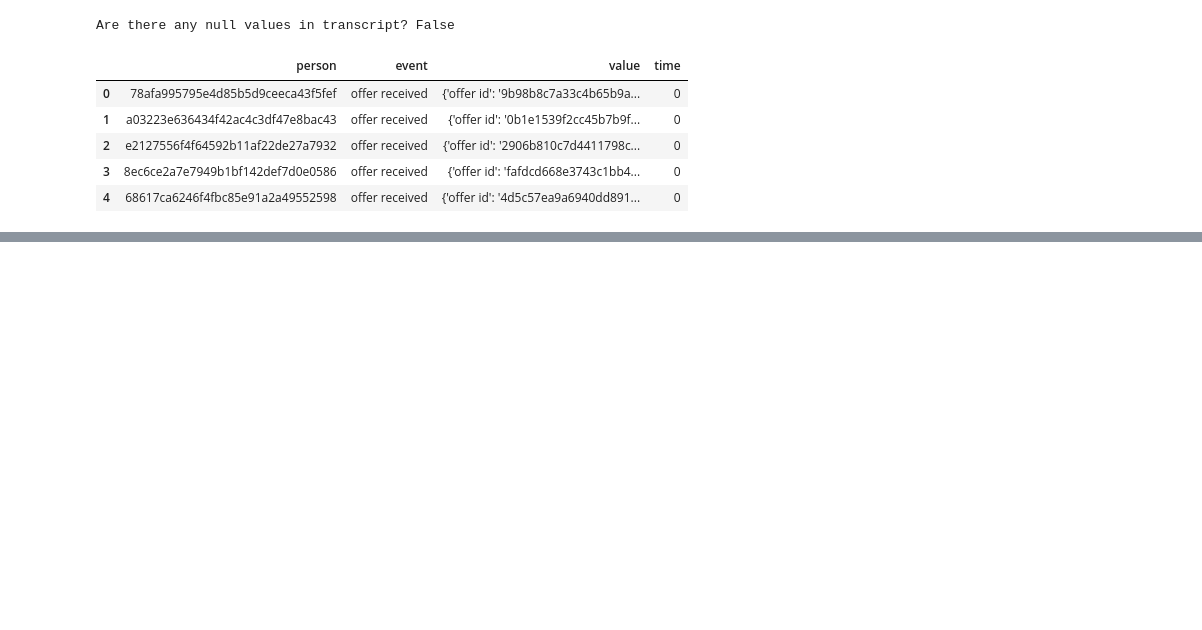
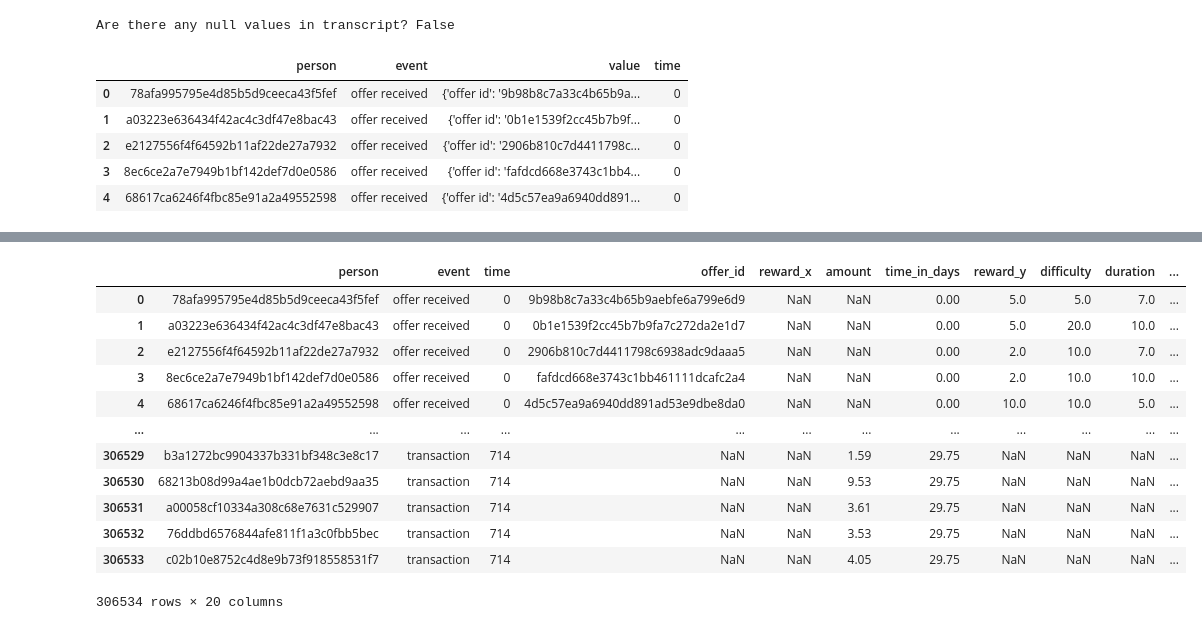
Before and after one commit to Sopka/udacity-starbucks-capstone, a Jupyter notebook: Starbucks_Capstone_notebook.ipynb, the cells around one changed output, grey strips where cells are left out. Cells and saved outputs as stored; diff of their text form; code cells hidden in the pictures; blank space fills up the shorter version.

```diff
--- a/Starbucks_Capstone_notebook.ipynb
+++ b/Starbucks_Capstone_notebook.ipynb
@@ -312,15 +371,17 @@ def prepare_transcript(transcript):
     transcript = transcript.copy() # do not alter the original values outside of this function
     # create new columns each representing the json value for the corresponding event type.
     transcript['offer_id'] = transcript[
-        transcript.event.isin(['offer received', 'offer reviewed', 'offer completed'])
+        transcript.event.isin(['offer received', 'offer viewed', 'offer completed'])
         ]['value'].apply(lambda x: x['offer_id'] if ('offer_id' in x) else x['offer id'])
     transcript['reward'] = transcript[transcript.event == 'offer completed']['value'].apply(lambda x: x['reward'])
     transcript['amount'] = transcript[transcript.event == 'transaction']['value'].apply(lambda x: x['amount'])
+    # convert time from hours to days
+    transcript['time_in_days'] = transcript['time'] / 24.0
     # remove columns that have been converted
     transcript.drop(['value'], axis=1, inplace=True)
     return transcript
 
-prep_transcript = prepare_transcript(transcript)
-prep_transcript.shape
+ptranscript = prepare_transcript(transcript)
+ptranscript.shape
 #prep_transcript.groupby(by=['person','offer_id']).person.value_counts()
 # %% [output]
@@ -336,0 +474,20 @@ print("#portfolio offer_id", prep_portfolio.id.nunique())
+# %%
+def transcript_merge_portfolio(transcript, portfolio):
+    ptranscript = transcript.merge(pportfolio, left_on='offer_id', right_on='id', how='left')
+    return ptranscript
+
+transcript_merge_portfolio(ptranscript, pportfolio)
+# %% [output]
+|  | person | event | time | offer_id | reward_x | amount | time_in_days | reward_y | difficulty | duration | ... |
+| 0 | 78afa995795e4d85b5d9ceeca43f5fef | offer received | 0 | 9b98b8c7a33c4b65b9aebfe6a799e6d9 | NaN | NaN | 0.00 | 5.0 | 5.0 | 7.0 | ... |
+| 1 | a03223e636434f42ac4c3df47e8bac43 | offer received | 0 | 0b1e1539f2cc45b7b9fa7c272da2e1d7 | NaN | NaN | 0.00 | 5.0 | 20.0 | 10.0 | ... |
+| 2 | e2127556f4f64592b11af22de27a7932 | offer received | 0 | 2906b810c7d4411798c6938adc9daaa5 | NaN | NaN | 0.00 | 2.0 | 10.0 | 7.0 | ... |
+| 3 | 8ec6ce2a7e7949b1bf142def7d0e0586 | offer received | 0 | fafdcd668e3743c1bb461111dcafc2a4 | NaN | NaN | 0.00 | 2.0 | 10.0 | 10.0 | ... |
+| 4 | 68617ca6246f4fbc85e91a2a49552598 | offer received | 0 | 4d5c57ea9a6940dd891ad53e9dbe8da0 | NaN | NaN | 0.00 | 10.0 | 10.0 | 5.0 | ... |
+| ... | ... | ... | ... | ... | ... | ... | ... | ... | ... | ... | ... |
+| 306529 | b3a1272bc9904337b331bf348c3e8c17 | transaction | 714 | NaN | NaN | 1.59 | 29.75 | NaN | NaN | NaN | ... |
+| 306530 | 68213b08d99a4ae1b0dcb72aebd9aa35 | transaction | 714 | NaN | NaN | 9.53 | 29.75 | NaN | NaN | NaN | ... |
+| 306531 | a00058cf10334a308c68e7631c529907 | transaction | 714 | NaN | NaN | 3.61 | 29.75 | NaN | NaN | NaN | ... |
+| 306532 | 76ddbd6576844afe811f1a3c0fbb5bec | transaction | 714 | NaN | NaN | 3.53 | 29.75 | NaN | NaN | NaN | ... |
+| 306533 | c02b10e8752c4d8e9b73f918558531f7 | transaction | 714 | NaN | NaN | 4.05 | 29.75 | NaN | NaN | NaN | ... |
+306534 rows × 20 columns
```
Also changed, not shown: parts of 23 cells of this notebook.
